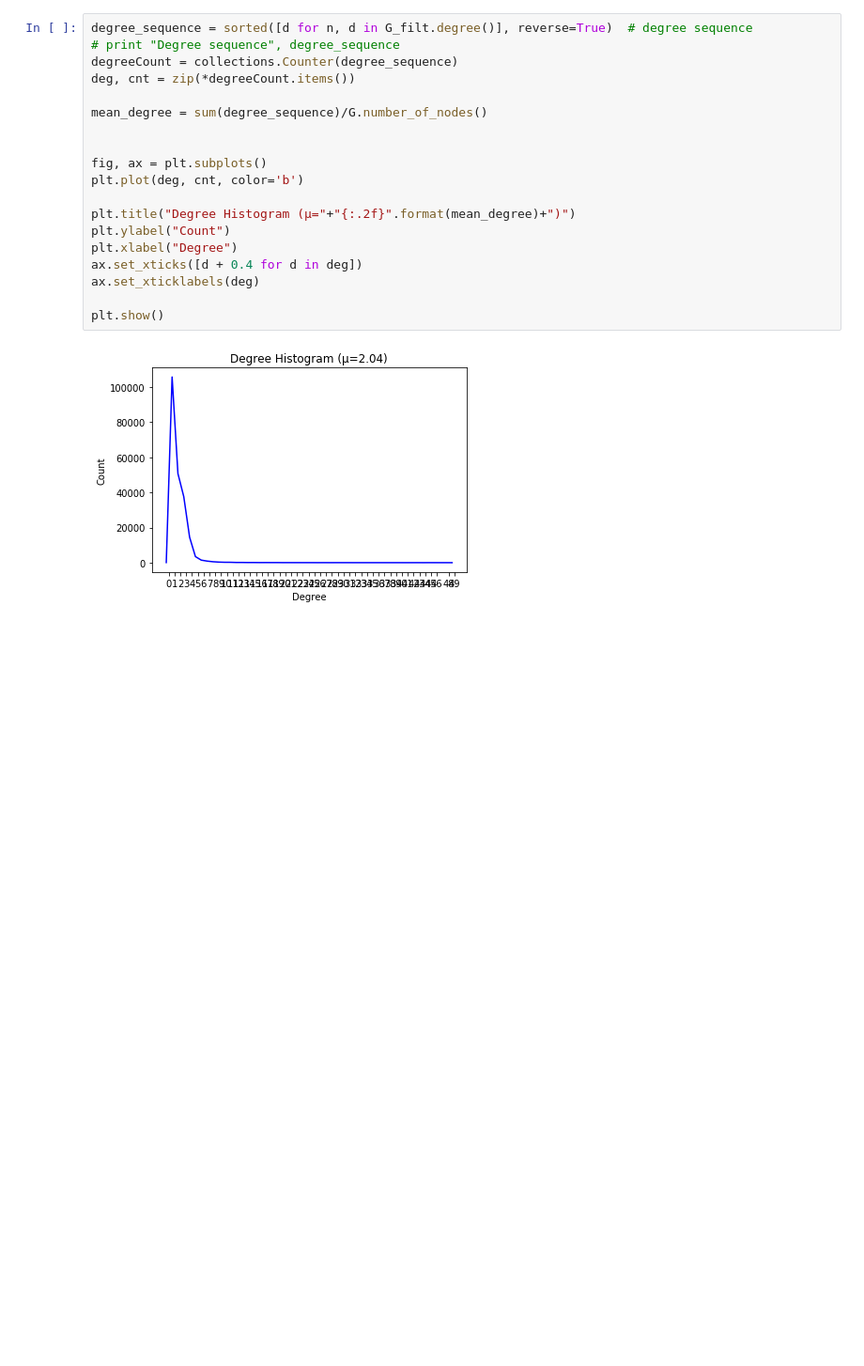
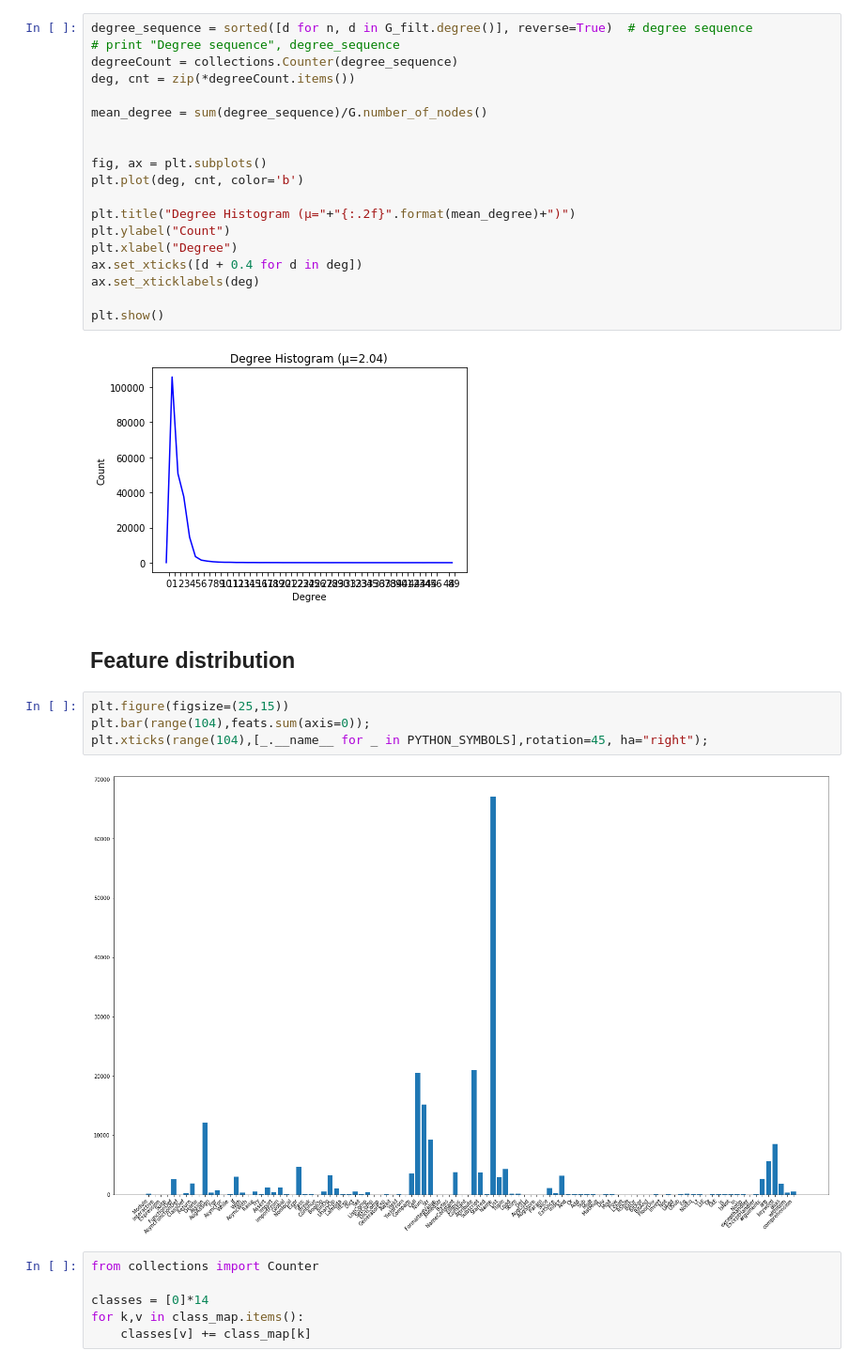
Before and after one commit to dtsbourg/codegraph-fmt, a Jupyter notebook: Inspector.ipynb, the cells around one changed output. Shown at 94% size. Drawn from its saved outputs; the diff is of its cells as text; blank space fills up the shorter version.

Commit message:
feat distributions

```diff
--- a/Inspector.ipynb
+++ b/Inspector.ipynb
@@ -418,3 +416,17 @@ ax.set_xticklabels(deg)
 plt.show()
 # %% [output]
 [figure]
+# %% [markdown]
+## Feature distribution
+# %%
+plt.figure(figsize=(25,15))
+plt.bar(range(104),feats.sum(axis=0));
+plt.xticks(range(104),[_.__name__ for _ in PYTHON_SYMBOLS],rotation=45, ha="right");
+# %% [output]
+[figure, added]
+# %%
+from collections import Counter
+
+classes = [0]*14
+for k,v in class_map.items():
+    classes[v] += class_map[k]
```
Also changed, not shown: parts of 11 cells of this notebook, 1 other file.
